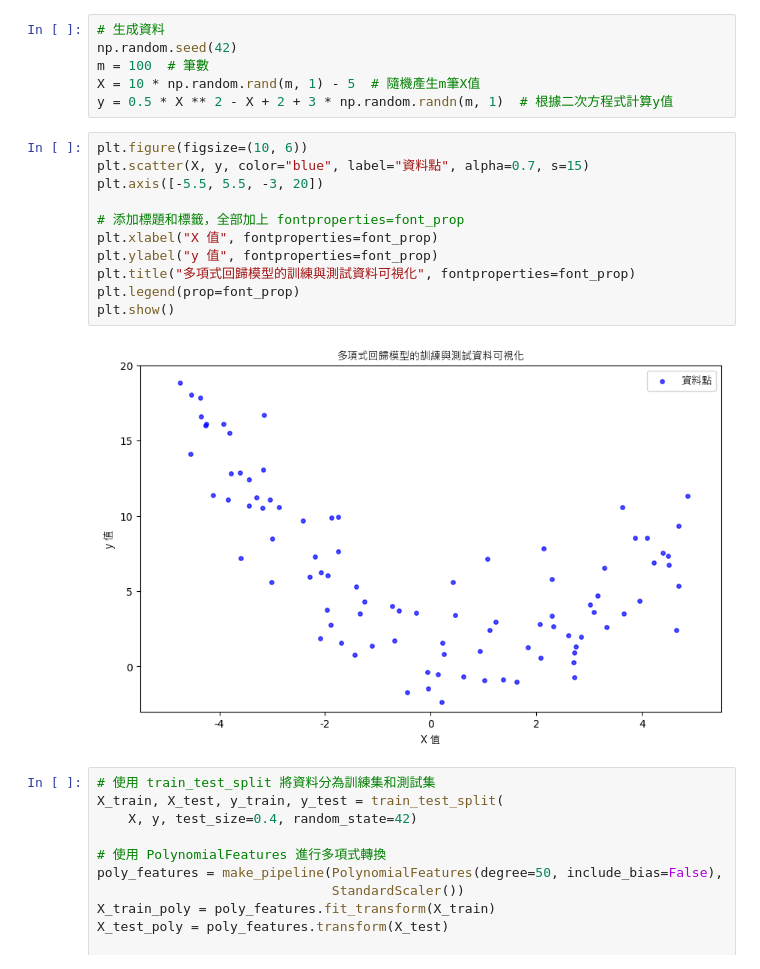
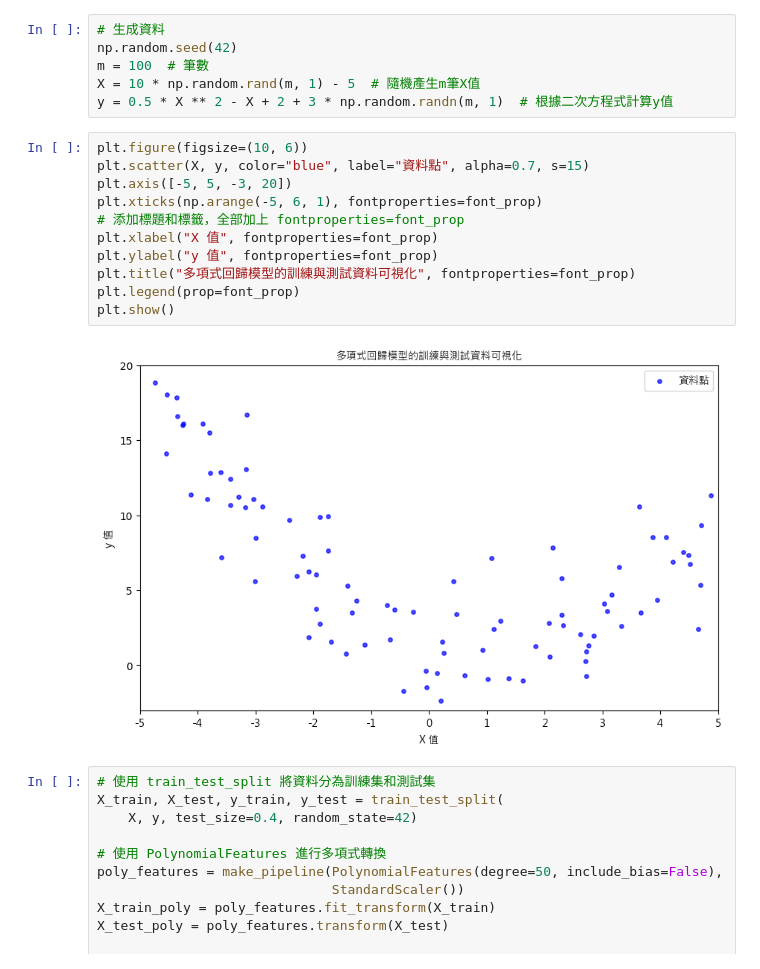
Before and after one commit to leonjyentub/MachineLearning2025, a Jupyter notebook: 02_Polynomial_Regression_Early_stopping.ipynb, the cells around one changed output. Cells and saved outputs as stored; diff of their text form.

```diff
--- a/02_Polynomial_Regression_Early_stopping.ipynb
+++ b/02_Polynomial_Regression_Early_stopping.ipynb
@@ -22,16 +22,16 @@ y = 0.5 * X ** 2 - X + 2 + 3 * np.random.randn(m, 1)  # 根據二次方程式計
 # %%
 plt.figure(figsize=(10, 6))
 plt.scatter(X, y, color="blue", label="資料點", alpha=0.7, s=15)
-plt.axis([-5.5, 5.5, -3, 20])
-
+plt.axis([-5, 5, -3, 20])
+plt.xticks(np.arange(-5, 6, 1), fontproperties=font_prop)
 # 添加標題和標籤，全部加上 fontproperties=font_prop
 plt.xlabel("X 值", fontproperties=font_prop)
 plt.ylabel("y 值", fontproperties=font_prop)
 plt.title("多項式回歸模型的訓練與測試資料可視化", fontproperties=font_prop)
 plt.legend(prop=font_prop)
 plt.show()
 # %% [output]
-[figure, old version]
+[figure, new version]
 # %%
 # 使用 train_test_split 將資料分為訓練集和測試集
 X_train, X_test, y_train, y_test = train_test_split(
```
Also changed, not shown: parts of 1 cell of this notebook, 21 other files.
